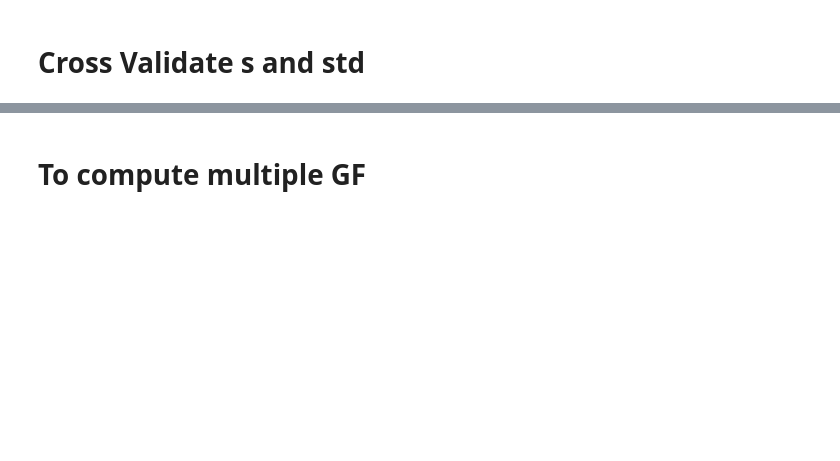
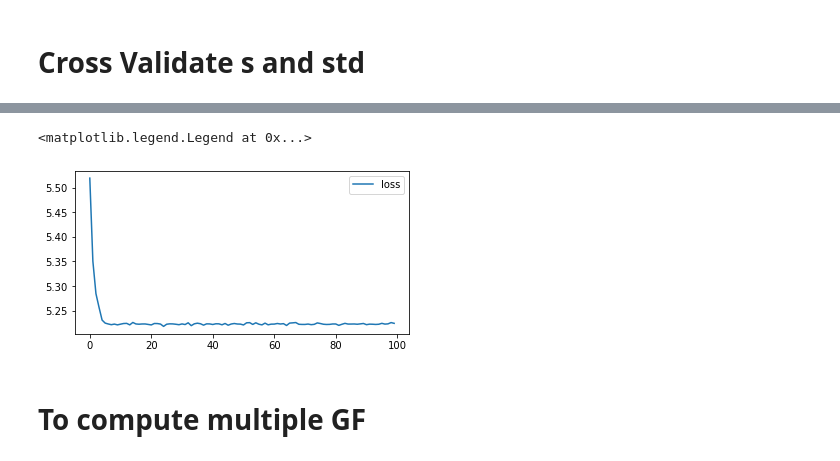
Before and after one commit to MaheyG/SWGG, a Jupyter notebook: Notebook/Gradient Flow.ipynb, the cells around one changed output, grey strips where cells are left out. Drawn from its saved outputs; the diff is of its cells as text; code cells hidden in the pictures; blank space fills up the shorter version.

```diff
--- a/Notebook/Gradient Flow.ipynb
+++ b/Notebook/Gradient Flow.ipynb
@@ -229,8 +237,11 @@ plt.legend(loc=5, prop={'size': 8})
 # %%
-_,loss_l=get_minSW_smooth(X_cut,Y_cut,lr=2e0,num_iter=100,s=100,std=.5,init=torch.tensor([1,1]))
-plt.figure(figsize=(6,3))
-plt.plot(loss_l, label="loss",c='C0')
-plt.legend()
+_,loss_l,_=get_SWGG_smooth(X_cut,Y_cut,lr=2e0,num_iter=100,s=100,std=.5)
+pl.figure(figsize=(6,3))
+pl.plot(loss_l, label="loss",c='C0')
+pl.legend()
+# %% [output]
+<matplotlib.legend.Legend at 0x...>
+[figure, added]
 # %% [markdown]
 # To compute multiple GF
 # %%
```
Also changed, not shown: parts of 8 cells of this notebook, 35 other files.
